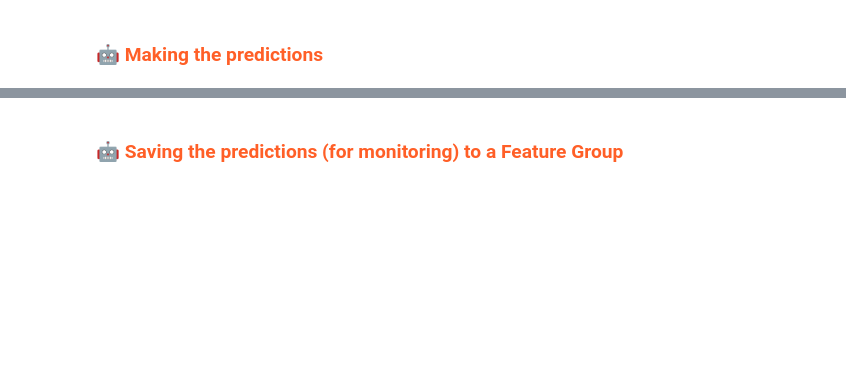
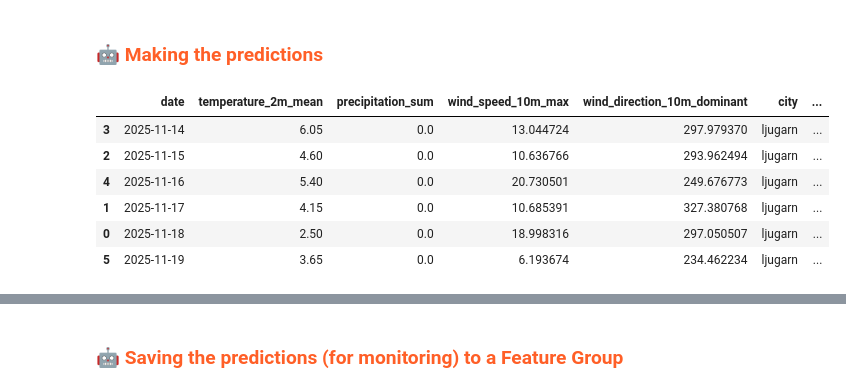
Before and after one commit to Jeppcode/mlfs-book, a Jupyter notebook: notebooks/airquality/4_air_quality_batch_inference.ipynb, the cells around one changed output, grey strips where cells are left out. Saved outputs shown, nothing was run; the diff lists cells and outputs as text; code cells hidden in the pictures; blank space fills up the shorter version.

```diff
--- a/notebooks/airquality/4_air_quality_batch_inference.ipynb
+++ b/notebooks/airquality/4_air_quality_batch_inference.ipynb
@@ -154,34 +201,44 @@ if use_lags:
     while len(lags) < 3:
         lags.insert(0, np.nan)
 
     feature_order = expected if expected else ['pm25_lag_1','pm25_lag_2','pm25_lag_3','temperature_2m_mean','precipitation_sum','wind_speed_10m_max','wind_direction_10m_dominant']
 
     for idx, row in batch_data.iterrows():
         lag1, lag2, lag3 = lags[-1], lags[-2], lags[-3]
         if np.isnan(lag1) or np.isnan(lag2) or np.isnan(lag3):
             # cannot predict until we have 3 values; skip
             continue
         feat = {
             'pm25_lag_1': np.float32(lag1),
             'pm25_lag_2': np.float32(lag2),
             'pm25_lag_3': np.float32(lag3),
             'temperature_2m_mean': row['temperature_2m_mean'],
             'precipitation_sum': row['precipitation_sum'],
             'wind_speed_10m_max': row['wind_speed_10m_max'],
             'wind_direction_10m_dominant': row['wind_direction_10m_dominant'],
         }
         X = pd.DataFrame([[feat[k] for k in feature_order]], columns=feature_order)
         pred = retrieved_xgboost_model.predict(X)[0]
         batch_data.at[idx, 'predicted_pm25'] = float(pred)
         # roll lags forward with prediction
         lags.append(float(pred))
 else:
     # Weather-only model: predict all rows
     features = ['temperature_2m_mean','precipitation_sum','wind_speed_10m_max','wind_direction_10m_dominant']
     batch_data['predicted_pm25'] = retrieved_xgboost_model.predict(batch_data[features])
 
-# Restrict forecast plot to predicted rows (up to 7 days)
-forecast_df = batch_data[batch_data['predicted_pm25'].notna()].head(7)
+# Restrict forecast plot to predicted rows (up to 7 days), then normalize and deduplicate per day
+forecast_df = batch_data[batch_data['predicted_pm25'].notna()].copy()
+forecast_df['date'] = pd.to_datetime(forecast_df['date']).dt.tz_localize(None).dt.normalize()
+forecast_df = forecast_df.sort_values('date').drop_duplicates(subset=['date'], keep='last').head(7)
 forecast_df
+# %% [output]
+|  | date | temperature_2m_mean | precipitation_sum | wind_speed_10m_max | wind_direction_10m_dominant | city | ... |
+| 3 | 2025-11-14 | 6.05 | 0.0 | 13.044724 | 297.979370 | ljugarn | ... |
+| 2 | 2025-11-15 | 4.60 | 0.0 | 10.636766 | 293.962494 | ljugarn | ... |
+| 4 | 2025-11-16 | 5.40 | 0.0 | 20.730501 | 249.676773 | ljugarn | ... |
+| 1 | 2025-11-17 | 4.15 | 0.0 | 10.685391 | 327.380768 | ljugarn | ... |
+| 0 | 2025-11-18 | 2.50 | 0.0 | 18.998316 | 297.050507 | ljugarn | ... |
+| 5 | 2025-11-19 | 3.65 | 0.0 | 6.193674 | 234.462234 | ljugarn | ... |
 # %%
 batch_data.info()
```
Also changed, not shown: parts of 19 cells of this notebook, 5 other files.
